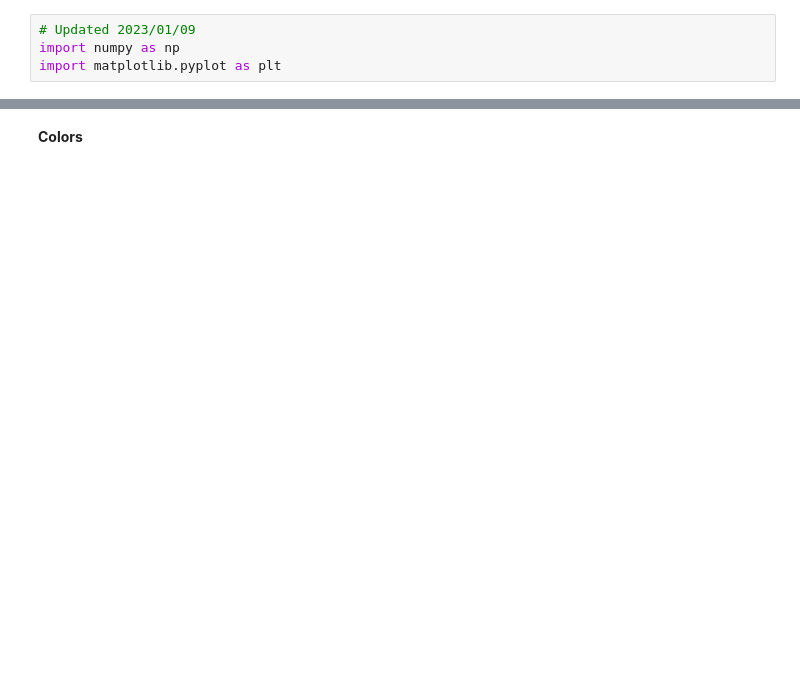
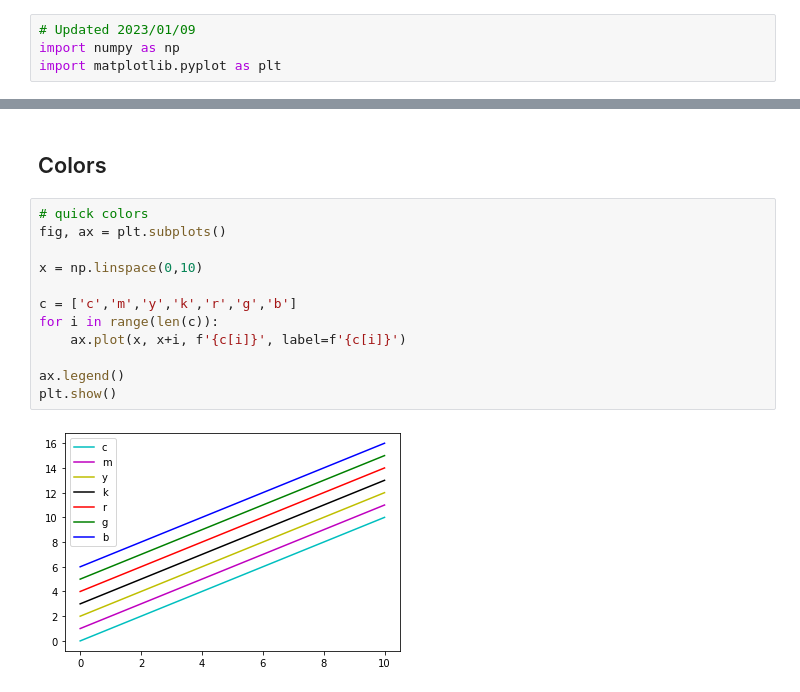
Before and after one commit to yzhuj/yzhuj.github.io, a Jupyter notebook: static/ipynb/Matplotlib Cheat Sheet.ipynb, the cells around one changed output, grey strips where cells are left out. Drawn from its saved outputs; the diff is of its cells as text; blank space fills up the shorter version.

```diff
--- a/static/ipynb/Matplotlib Cheat Sheet.ipynb
+++ b/static/ipynb/Matplotlib Cheat Sheet.ipynb
@@ -26,2 +29,16 @@ plt.show()
 # %% [markdown]
-**Colors**
+## Colors
+# %%
+# quick colors
+fig, ax = plt.subplots()
+
+x = np.linspace(0,10)
+
+c = ['c','m','y','k','r','g','b']
+for i in range(len(c)):
+    ax.plot(x, x+i, f'{c[i]}', label=f'{c[i]}')
+
+ax.legend()
+plt.show()
+# %% [output]
+[figure, added]
```
Also changed, not shown: parts of 21 cells of this notebook, 2 other files.
